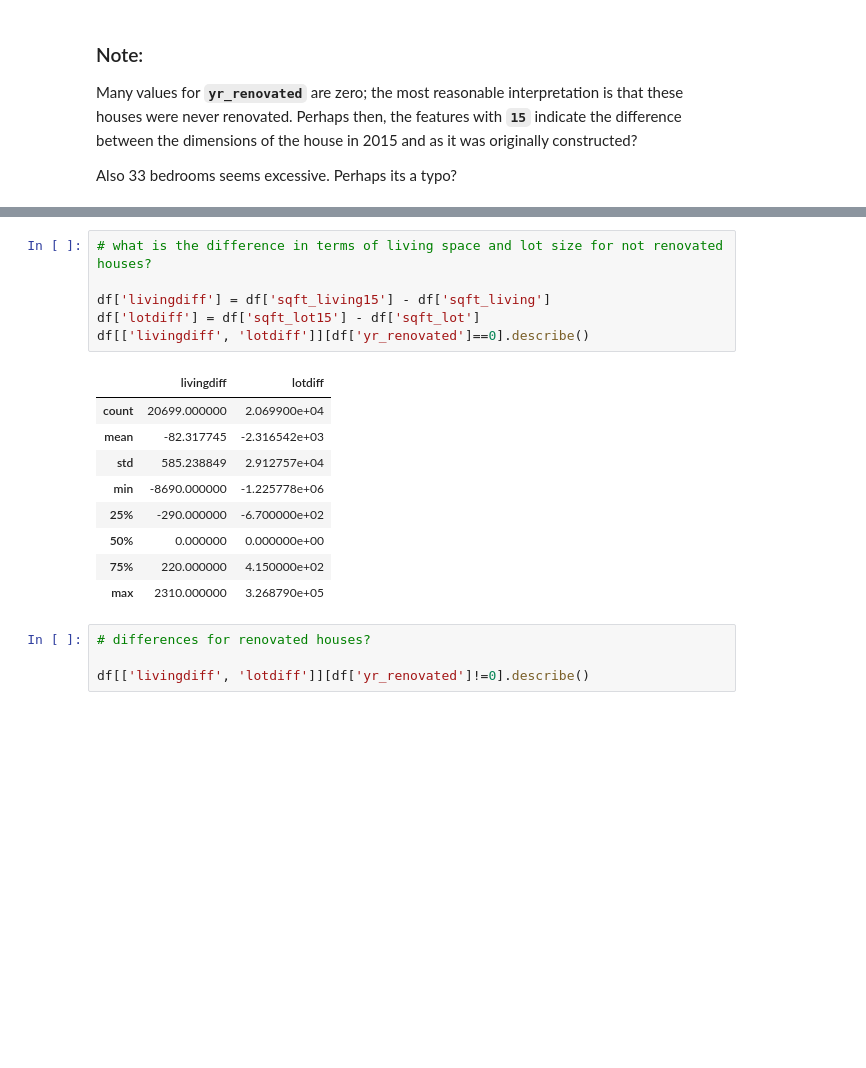
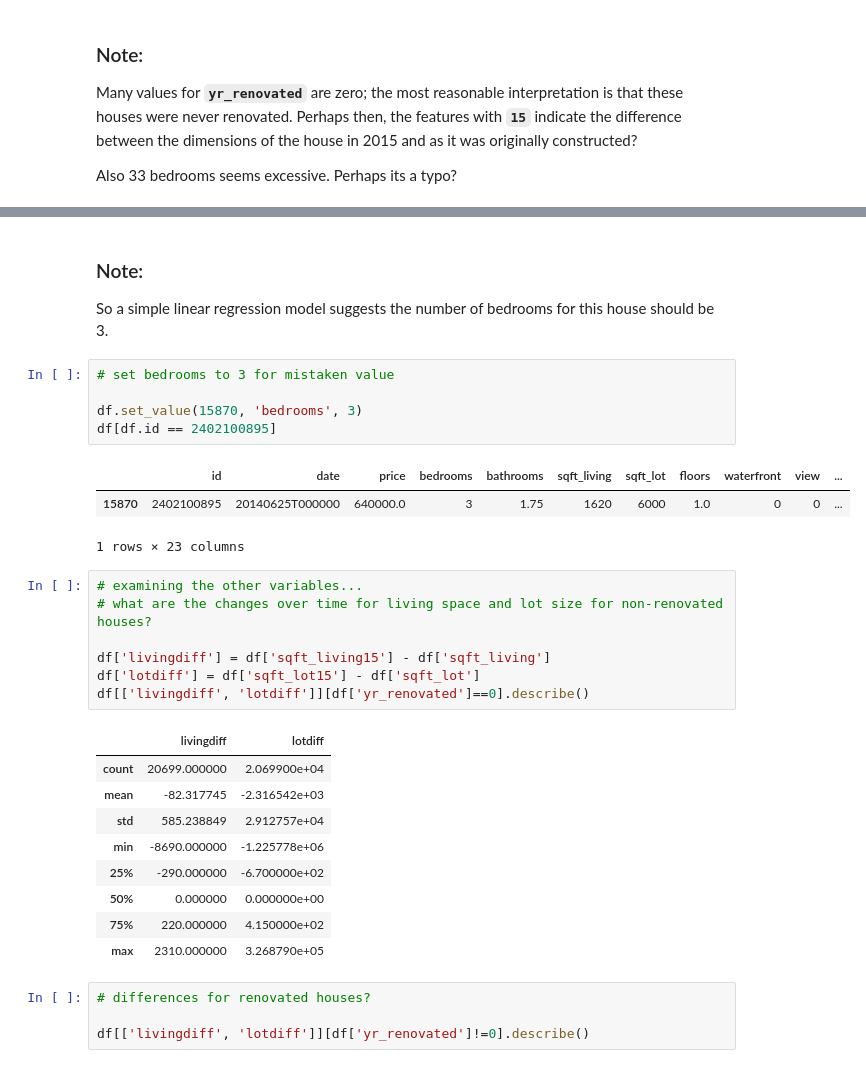
Before and after one commit to dbricare/kaggle, a Jupyter notebook: kingcountyhomeprices/RegressionHousingPrices1.ipynb, the cells around one changed output, grey strips where cells are left out. Cells and saved outputs as stored; diff of their text form; blank space fills up the shorter version.

```diff
--- a/kingcountyhomeprices/RegressionHousingPrices1.ipynb
+++ b/kingcountyhomeprices/RegressionHousingPrices1.ipynb
@@ -157,5 +171,19 @@ df[df['bedrooms']==33]
+# %% [markdown]
+### Note:
+
+So a simple linear regression model suggests the number of bedrooms for this house should be 3.
+# %%
+# set bedrooms to 3 for mistaken value
+
+df.set_value(15870, 'bedrooms', 3)
+df[df.id == 2402100895]
+# %% [output]
+|  | id | date | price | bedrooms | bathrooms | sqft_living | sqft_lot | floors | waterfront | view | ... |
+| 15870 | 2402100895 | 20140625T000000 | 640000.0 | 3 | 1.75 | 1620 | 6000 | 1.0 | 0 | 0 | ... |
+1 rows × 23 columns
 # %%
-# what is the difference in terms of living space and lot size for not renovated houses?
+# examining the other variables...
+# what are the changes over time for living space and lot size for non-renovated houses?
 
 df['livingdiff'] = df['sqft_living15'] - df['sqft_living']
 df['lotdiff'] = df['sqft_lot15'] - df['sqft_lot']
```
Also changed, not shown: parts of 17 cells of this notebook.
